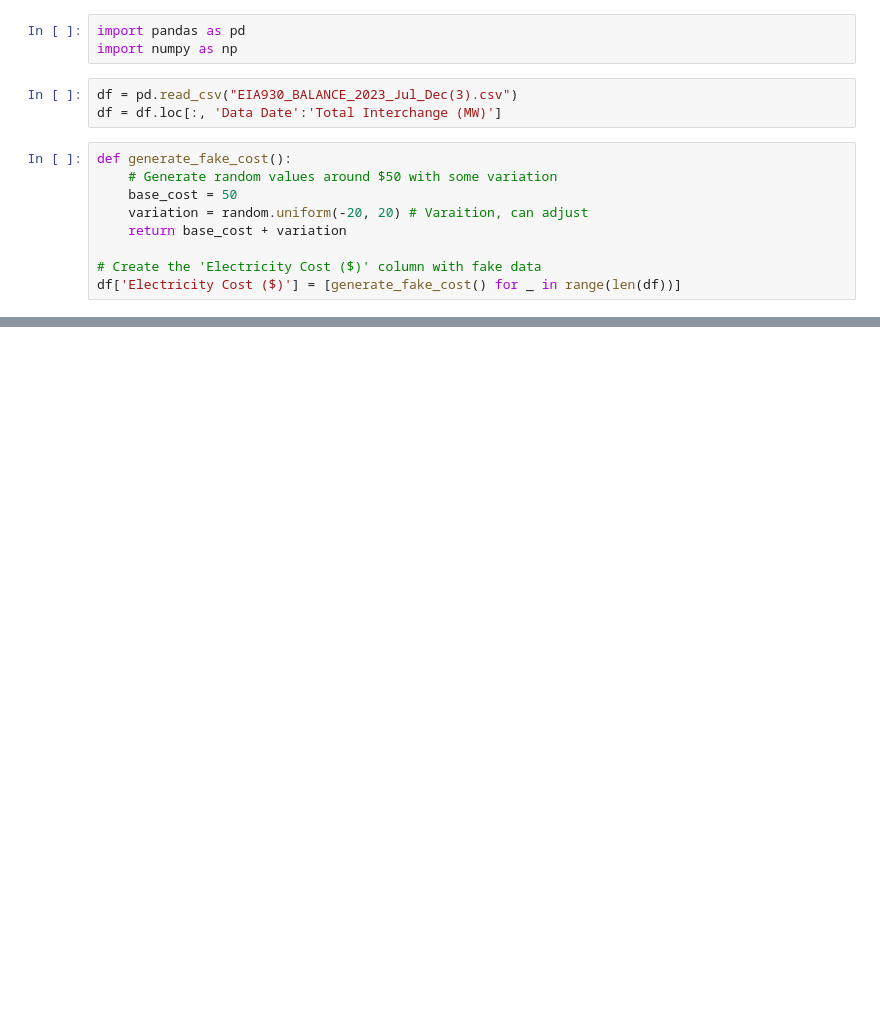
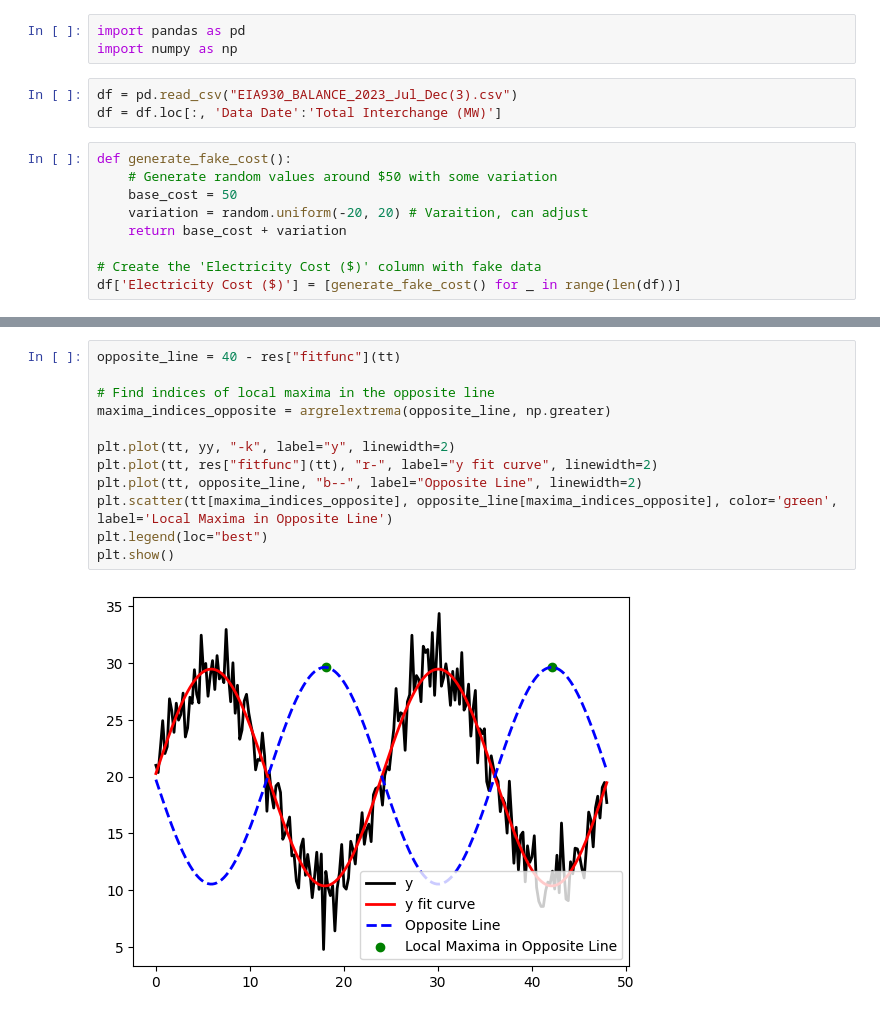
Before and after one commit to SidharthAnand04/cache-energy, a Jupyter notebook: charge_rate_pred.ipynb, the cells around one changed output, grey strips where cells are left out. Cells and saved outputs as stored; diff of their text form; blank space fills up the shorter version.

```diff
--- a/charge_rate_pred.ipynb
+++ b/charge_rate_pred.ipynb
@@ -150,0 +211,14 @@ print(df["Charging Rate"].min())
+# %%
+opposite_line = 40 - res["fitfunc"](tt)
+
+# Find indices of local maxima in the opposite line
+maxima_indices_opposite = argrelextrema(opposite_line, np.greater)
+
+plt.plot(tt, yy, "-k", label="y", linewidth=2)
+plt.plot(tt, res["fitfunc"](tt), "r-", label="y fit curve", linewidth=2)
+plt.plot(tt, opposite_line, "b--", label="Opposite Line", linewidth=2)
+plt.scatter(tt[maxima_indices_opposite], opposite_line[maxima_indices_opposite], color='green', label='Local Maxima in Opposite Line')
+plt.legend(loc="best")
+plt.show()
+# %% [output]
+[figure, added]
```
Also changed, not shown: parts of 8 cells of this notebook, 7 other files.
